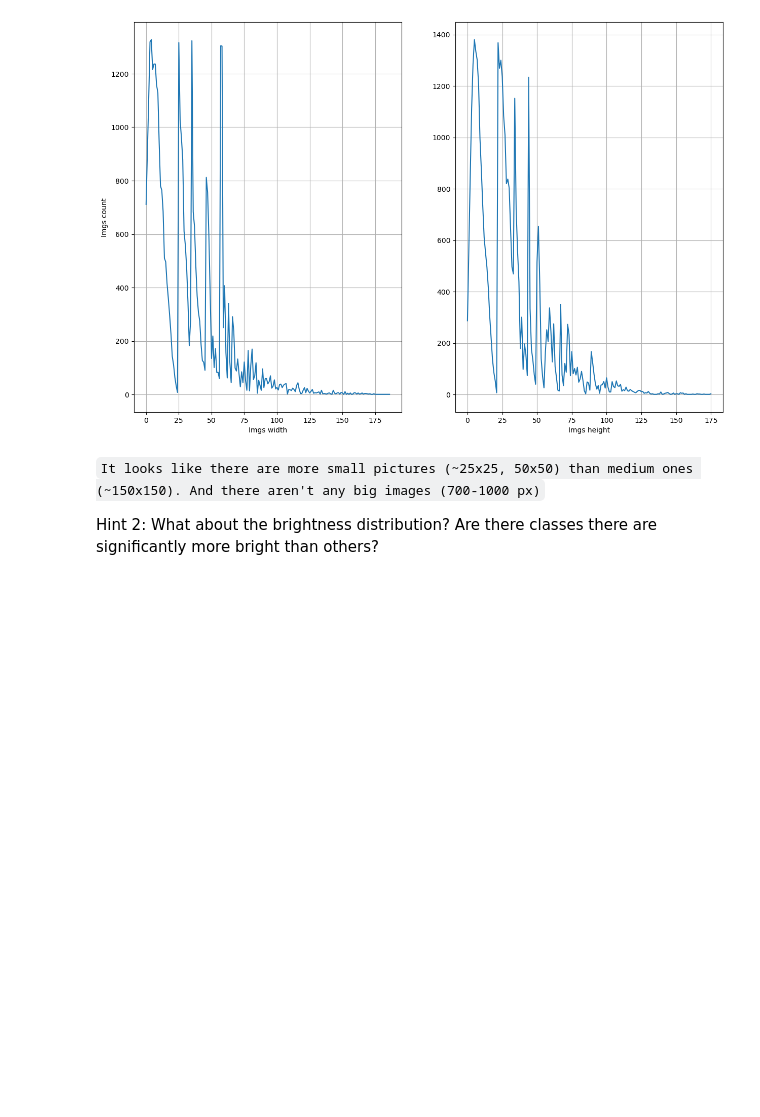
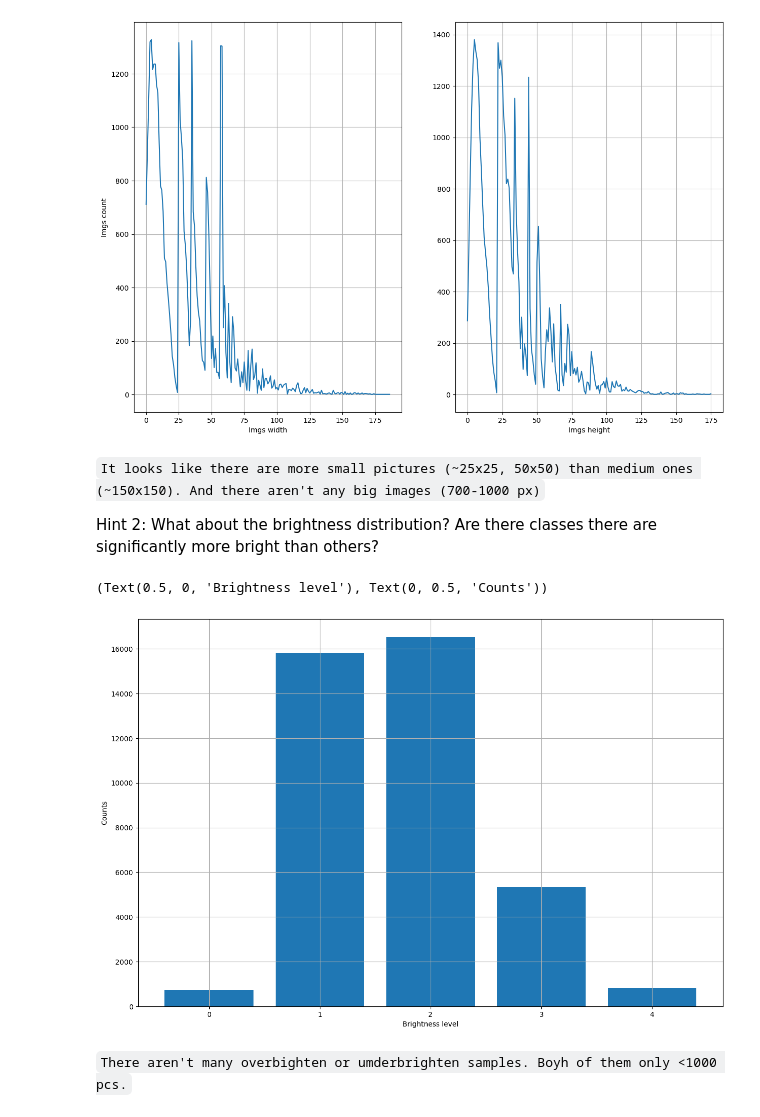
Before and after one commit to danyayoe/computer_vision_cource_homework, a Jupyter notebook: lesson_12/Homework.ipynb, the cells around one changed output. Drawn from its saved outputs; the diff is of its cells as text; code cells hidden in the pictures; blank space fills up the shorter version.

```diff
--- a/lesson_12/Homework.ipynb
+++ b/lesson_12/Homework.ipynb
@@ -111,3 +111,32 @@ plt.show()
 `It looks like there are more small pictures (~25x25, 50x50) than medium ones (~150x150). And there aren't any big images (700-1000 px)`
 
 Hint 2: What about the brightness distribution? Are there classes there are significantly more bright than others?
+# %%
+def isbright(image, dim=10, thresh=0.5):
+    # Resize image to 10x10
+    image = cv2.resize(image, (dim, dim))
+    # Convert color space to LAB format and extract L channel
+    L, A, B = cv2.split(cv2.cvtColor(image, cv2.COLOR_BGR2LAB))
+    # Normalize L channel by dividing all pixel values with maximum pixel value
+    L = L/np.max(L)
+    # Return True if mean is greater than thresh else False
+    return int(np.mean(L) * 5)
+
+brightness = np.empty([num_samples])
+from tqdm import tqdm
+for ii in tqdm(range(num_samples)):
+    # Load image
+    img = cv2.imread(os.path.join(root, data.iloc[ii]['Path']))
+    # Convert image to RGB
+    img = cv2.cvtColor(img, cv2.COLOR_BGR2RGB)
+    # Show image
+    brightness[ii] = isbright(img)
+# %%
+hist = Counter(brightness)
+plt.bar(hist.keys(), hist.values()), plt.grid(True)
+plt.xlabel('Brightness level'), plt.ylabel('Counts')
+# %% [output]
+(Text(0.5, 0, 'Brightness level'), Text(0, 0.5, 'Counts'))
+[figure, added]
+# %% [markdown]
+`There aren't many overbighten or umderbrighten samples. Boyh of them only <1000 pcs.`
```
Also changed, not shown: parts of 2 cells of this notebook.
